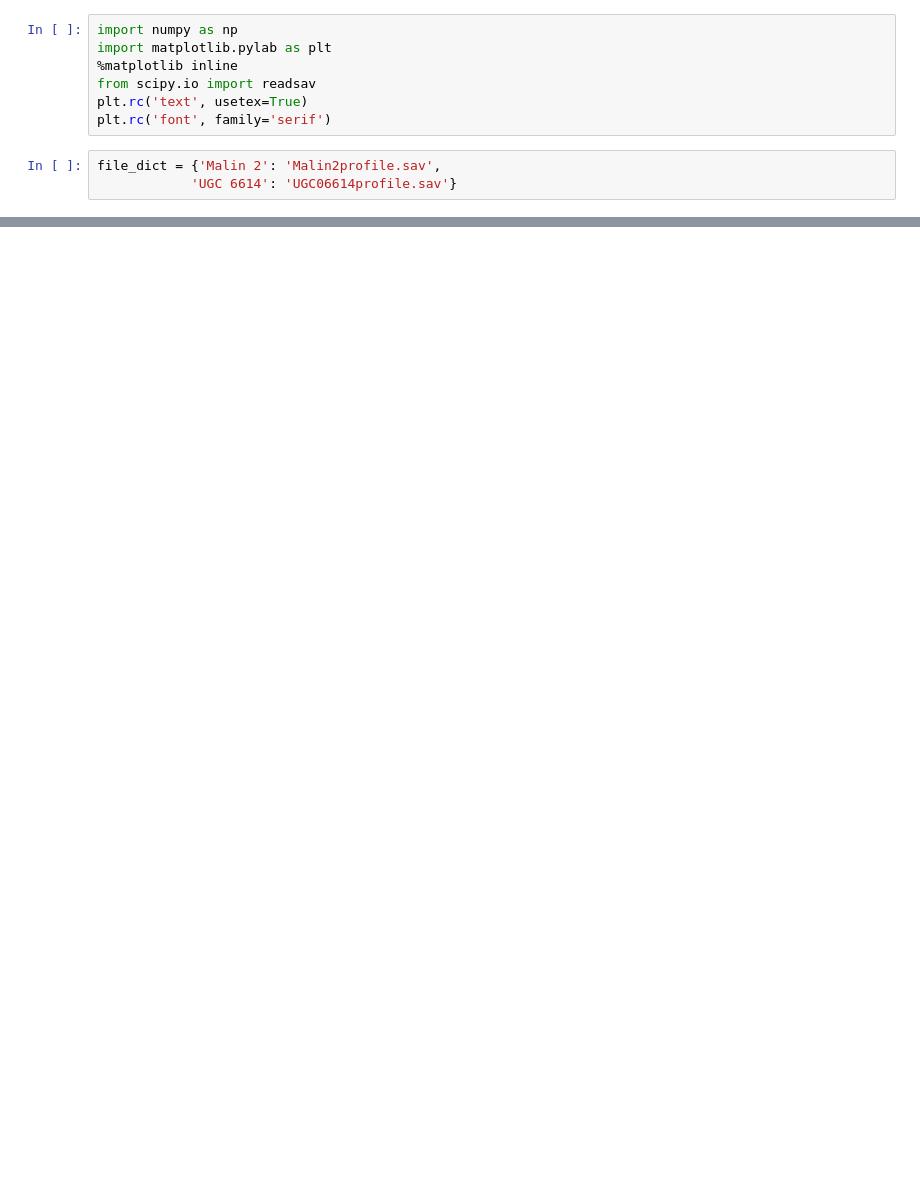
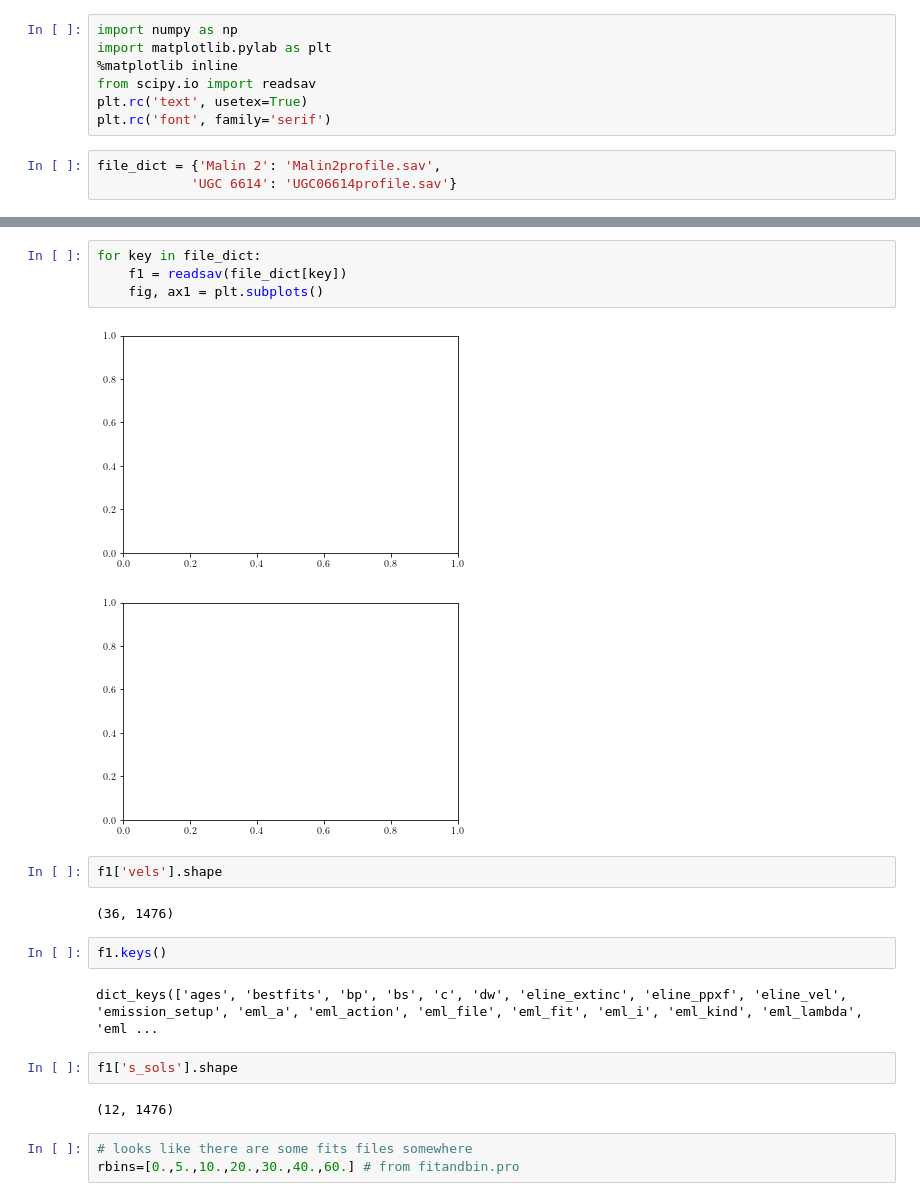
Before and after one commit to yoachim/glsbPaper, a Jupyter notebook: remake/plots1.ipynb, the cells around one changed output, grey strips where cells are left out. Cells and saved outputs as stored; diff of their text form; blank space fills up the shorter version.

```diff
--- a/remake/plots1.ipynb
+++ b/remake/plots1.ipynb
@@ -26,0 +43,22 @@ for key in file_dict:
+# %%
+for key in file_dict:
+    f1 = readsav(file_dict[key])
+    fig, ax1 = plt.subplots()
+# %% [output]
+[figure, added]
+[figure, added]
+# %%
+f1['vels'].shape
+# %% [output]
+(36, 1476)
+# %%
+f1.keys()
+# %% [output]
+dict_keys(['ages', 'bestfits', 'bp', 'bs', 'c', 'dw', 'eline_extinc', 'eline_ppxf', 'eline_vel', 'emission_setup', 'eml_a', 'eml_action', 'eml_file', 'eml_fit', 'eml_i', 'eml_kind', 'eml_lambda', 'eml ...
+# %%
+f1['s_sols'].shape
+# %% [output]
+(12, 1476)
+# %%
+# looks like there are some fits files somewhere
+rbins=[0.,5.,10.,20.,30.,40.,60.] # from fitandbin.pro
```
Also changed, not shown: parts of 2 cells of this notebook, 1 other file.
